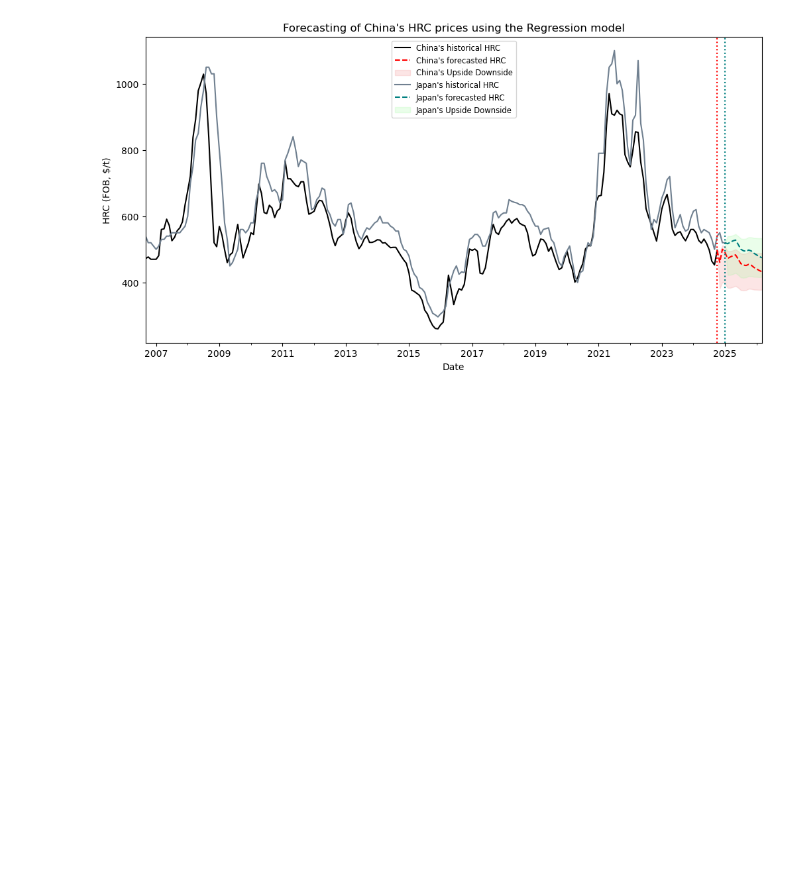
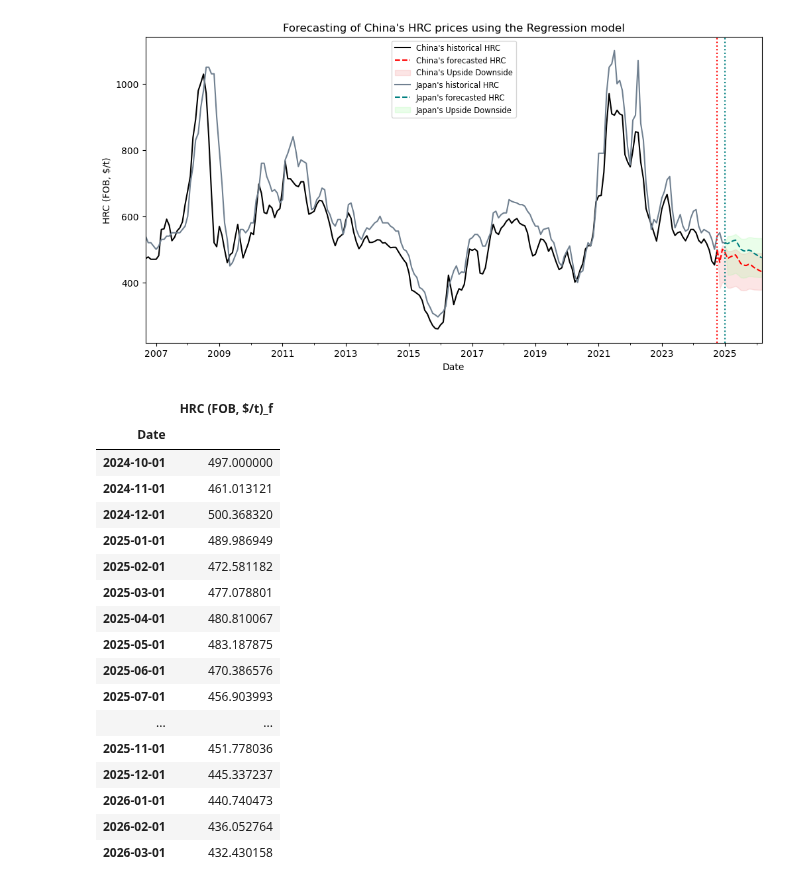
Before and after one commit to nguyenhpnguyen/BT4103-Business-Analytics-Capstone-Project, a Jupyter notebook: notebook/06_china_japan_forecast.ipynb, the cells around one changed output. Cells and saved outputs as stored; diff of their text form; code cells hidden in the pictures; blank space fills up the shorter version.

```diff
--- a/notebook/06_china_japan_forecast.ipynb
+++ b/notebook/06_china_japan_forecast.ipynb
@@ -234,11 +231,33 @@ def generate_forecast(df, iron_ore_up, hcc_up, scrap_up, export_perc_up, fai_up,
     plt.axvline(x = '2025-01-01', color = 'teal', linestyle = 'dotted')
     ax.legend(fontsize='small')
     ax.set_xlim(left=pd.Timestamp('2006-09-01'))
+    return fig, final_forecast, df_forecast_JP
 # %%
 # Read csv
 file_path = '../data/final/wo_na.csv'
 df = pd.read_csv(file_path)
 # %%
-generate_forecast(df, 100, 220, 400, 9, 5, 85, 180, 350, 12, 1, 17)
+fig, CN_forecast, JP_forecast = generate_forecast(df, 100, 220, 400, 9, 5, 85, 180, 350, 12, 1, 17)
 # %% [output]
 [figure]
+# %%
+CN_forecast
+# %% [output]
+|  | HRC (FOB, $/t)_f |
+| Date |  |
+| 2024-10-01 | 497.000000 |
+| 2024-11-01 | 461.013121 |
+| 2024-12-01 | 500.368320 |
+| 2025-01-01 | 489.986949 |
+| 2025-02-01 | 472.581182 |
+| 2025-03-01 | 477.078801 |
+| 2025-04-01 | 480.810067 |
+| 2025-05-01 | 483.187875 |
+| 2025-06-01 | 470.386576 |
+| 2025-07-01 | 456.903993 |
+| ... | ... |
+| 2025-11-01 | 451.778036 |
+| 2025-12-01 | 445.337237 |
+| 2026-01-01 | 440.740473 |
+| 2026-02-01 | 436.052764 |
+| 2026-03-01 | 432.430158 |
```
Also changed, not shown: parts of 2 cells of this notebook, 2 other files.
